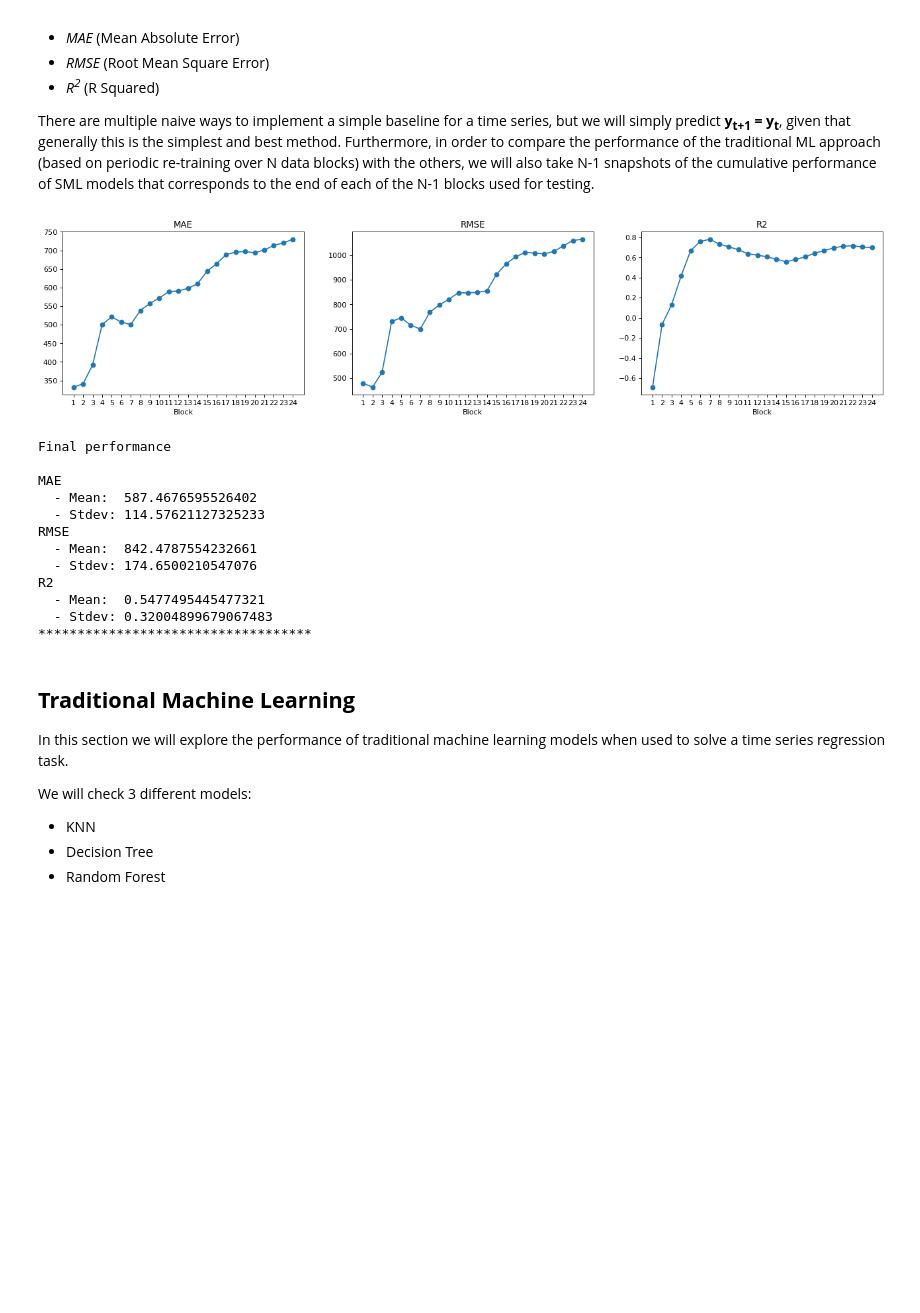
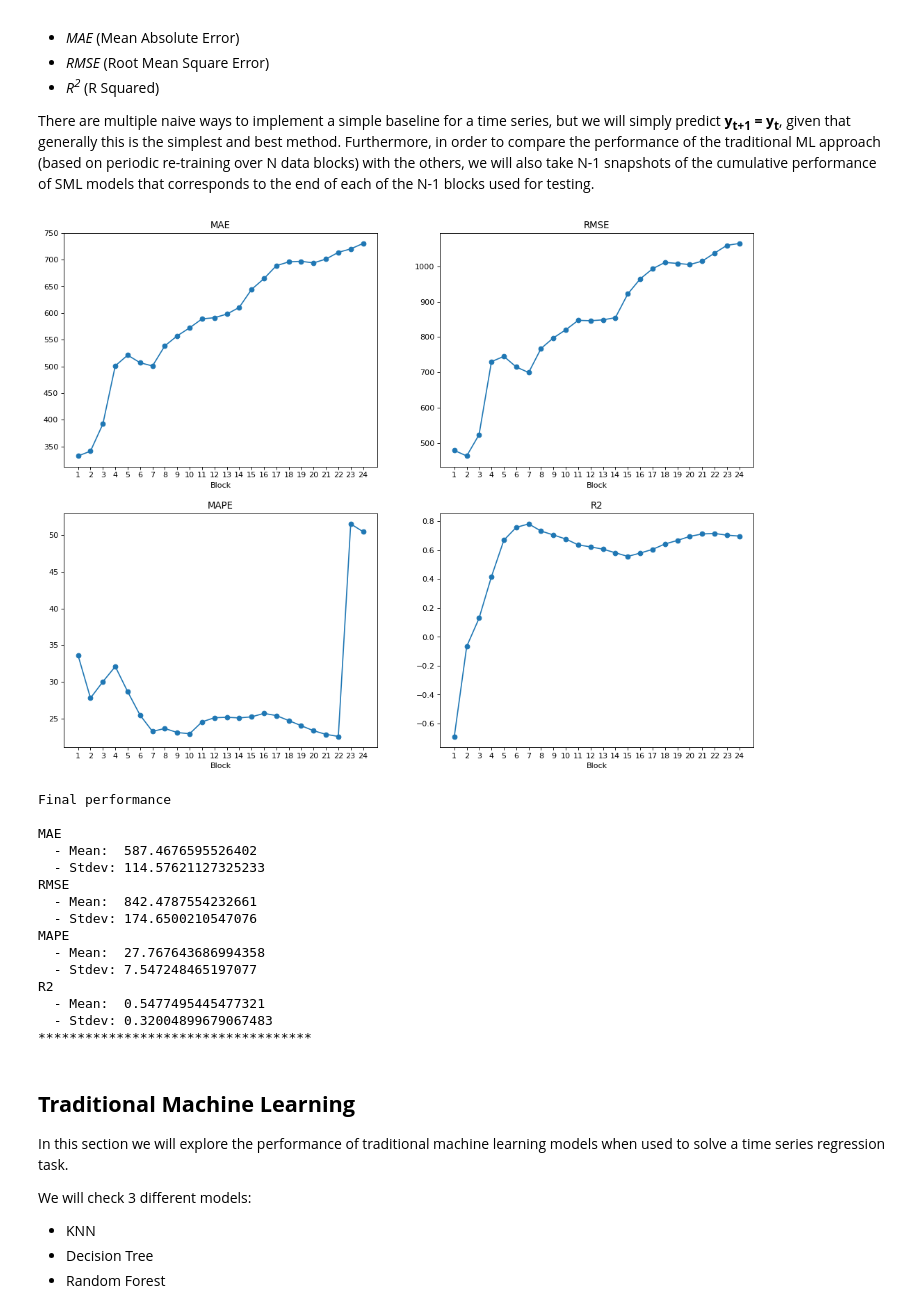
Before and after one commit to Streaming-Data-Analytics/2022-2023_ML-vs-SML-vs-TSA, a Jupyter notebook: notebook.ipynb, the cells around one changed output. Cells and saved outputs as stored; diff of their text form; code cells hidden in the pictures; blank space fills up the shorter version.

```diff
--- a/notebook.ipynb
+++ b/notebook.ipynb
@@ -218,24 +219,30 @@ There are multiple naive ways to implement a simple baseline for a time series,
 import numpy as np
 
 def plot_metrics(metrics):
-    mae, rmse, r2 = zip(*metrics)
+    mae, rmse, mape, r2 = zip(*metrics)
     max_len = len(mae)
 
-    plt.figure(figsize=(20, 4), dpi=80)
+    plt.figure(figsize=(16, 12), dpi=80)
 
-    plt.subplot(1, 3, 1)
+    plt.subplot(2, 2, 1)
     plt.plot(mae, marker='o')
     plt.title('MAE')
     plt.xlabel('Block')
     plt.xticks(range(max_len), range(1, max_len+1))
 
-    plt.subplot(1, 3, 2)
+    plt.subplot(2, 2, 2)
     plt.plot(rmse, marker='o')
     plt.title('RMSE')
     plt.xlabel('Block')
     plt.xticks(range(max_len), range(1, max_len+1))
 
-    plt.subplot(1, 3, 3)
+    plt.subplot(2, 2, 3)
+    plt.plot(mape, marker='o')
+    plt.title('MAPE')
+    plt.xlabel('Block')
+    plt.xticks(range(max_len), range(1, max_len+1))
+
+    plt.subplot(2, 2, 4)
     plt.plot(r2, marker='o')
     plt.title('R2')
     plt.xlabel('Block')
@@ -244,7 +251,7 @@ def plot_metrics(metrics):
     plt.show()
 
 def evaluate_final(metrics):
-    maes, rmses, r2s = zip(*metrics)
+    maes, rmses, mapes, r2s = zip(*metrics)
 
     print('Final performance\n')
     print(f'MAE')
@@ -253,40 +260,45 @@ def evaluate_final(metrics):
     print(f'RMSE')
     print(f'  - Mean:  {np.mean(rmses)}')
     print(f'  - Stdev: {np.std(rmses)}')
+    print(f'MAPE')
+    print(f'  - Mean:  {np.mean(mapes)}')
+    print(f'  - Stdev: {np.std(mapes)}')
     print(f'R2')
     print(f'  - Mean:  {np.mean(r2s)}')
     print(f'  - Stdev: {np.std(r2s)}')
     print("*"*35)
 # %%
 from river.stream import iter_pandas
-from river.metrics import MAE, RMSE, R2
+from river.metrics import MAE, RMSE, R2, MAPE
 
 # Metrics
 mae = MAE()
 rmse = RMSE()
+mape = MAPE()
 r2 = R2()
 
 # First, we create a stream using the full dataset frame
 stream = iter_pandas(X=data[FEATURES], y=data[LABEL])
 
 # Now it's time to "train" and evaluate the "model"
 y_old, idx = 0, 0
 metrics = []
 for block in BLOCKS:
     for xi, yi in iter_pandas(X=block[FEATURES], y=block[LABEL]):
         #  Update the continuos metrics
         mae.update(y_true=yi, y_pred=y_old)
         rmse.update(y_true=yi, y_pred=y_old)
+        mape.update(y_true=yi, y_pred=y_old)
         r2.update(y_true=yi, y_pred=y_old)
 
         y_old = yi
     # Record a snapshot of all metrics at the end of the block
-    metrics.append((mae.get(), rmse.get(), r2.get()))
+    metrics.append((mae.get(), rmse.get(), mape.get(), r2.get()))
 
 plot_metrics(metrics)
 evaluate_final(metrics)
 # %% [output]
-[figure, old version]
+[figure, new version]
 Final performance
 
 MAE
@@ -295,6 +307,9 @@ MAE
 RMSE
   - Mean:  842.4787554232661
   - Stdev: 174.6500210547076
+MAPE
+  - Mean:  27.767643686994358
+  - Stdev: 7.547248465197077
 R2
   - Mean:  0.5477495445477321
   - Stdev: 0.32004899679067483
```
Also changed, not shown: parts of 22 cells of this notebook.
